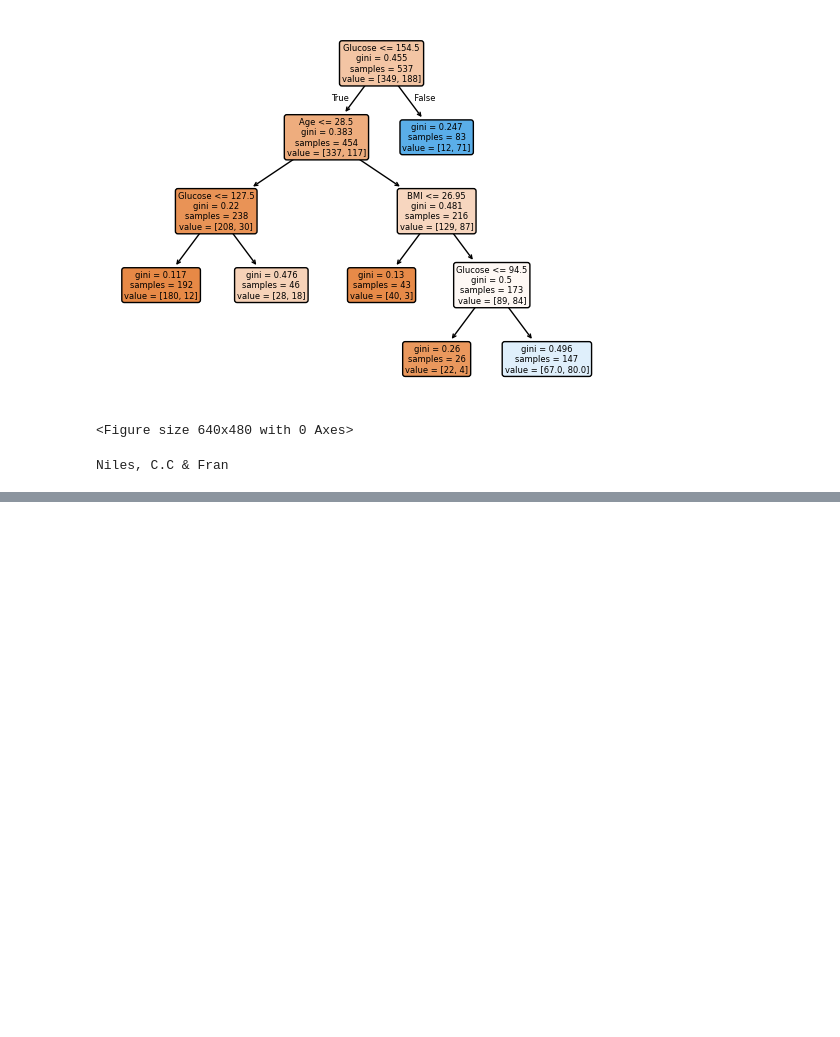
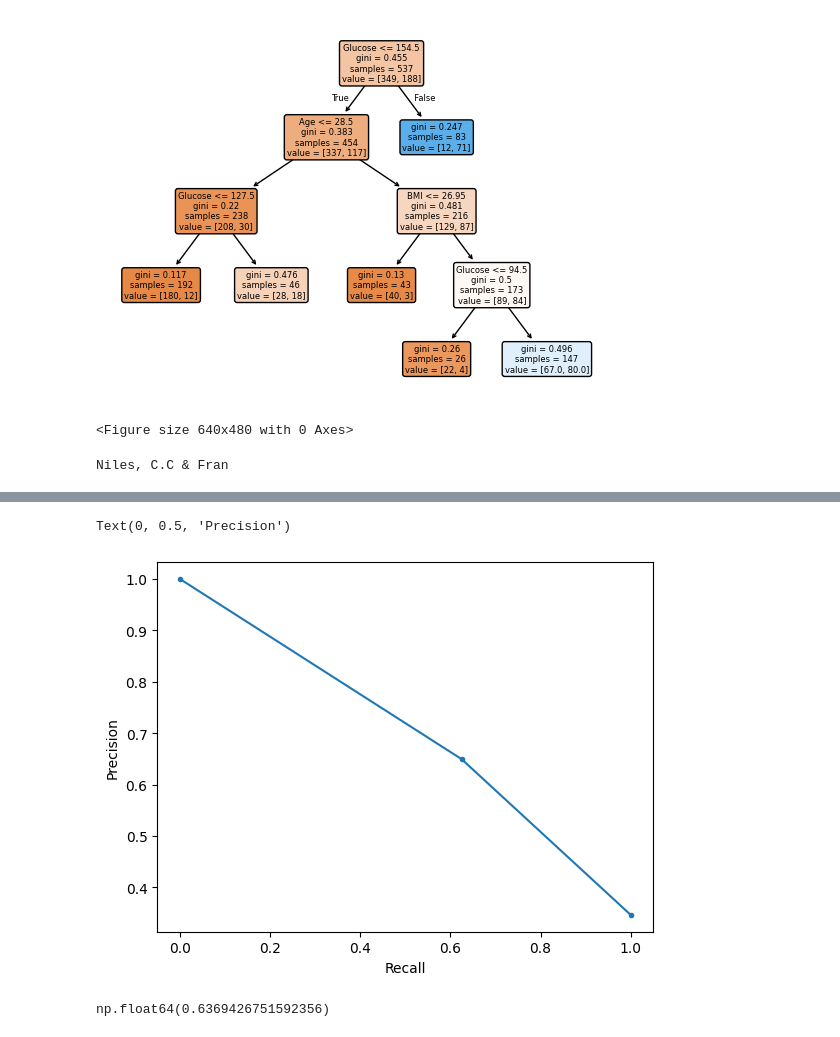
Before and after one commit to SDPowell2233/StevenP_CSCI_1070, a Jupyter notebook: Week 9 Notes.ipynb, the cells around one changed output, grey strips where cells are left out. Saved outputs shown, nothing was run; the diff lists cells and outputs as text; code cells hidden in the pictures; blank space fills up the shorter version.

```diff
--- a/Week 9 Notes.ipynb
+++ b/Week 9 Notes.ipynb
@@ -113,0 +240,14 @@ Niles, C.C & Fran
+# %%
+plt.plot(recall, precision, marker = ".")
+plt.xlabel("Recall")
+plt.ylabel("Precision")
+# %% [output]
+Text(0, 0.5, 'Precision')
+[figure, added]
+# %%
+# f1_scores combines precision and recall scores, used to compute how many times the model made a correct prediction for the whole data set.
+
+f1 = f1_score(y_test, y_pred)
+f1
+# %% [output]
+np.float64(0.6369426751592356)
```
Also changed, not shown: parts of 16 cells of this notebook, 8 other files.
